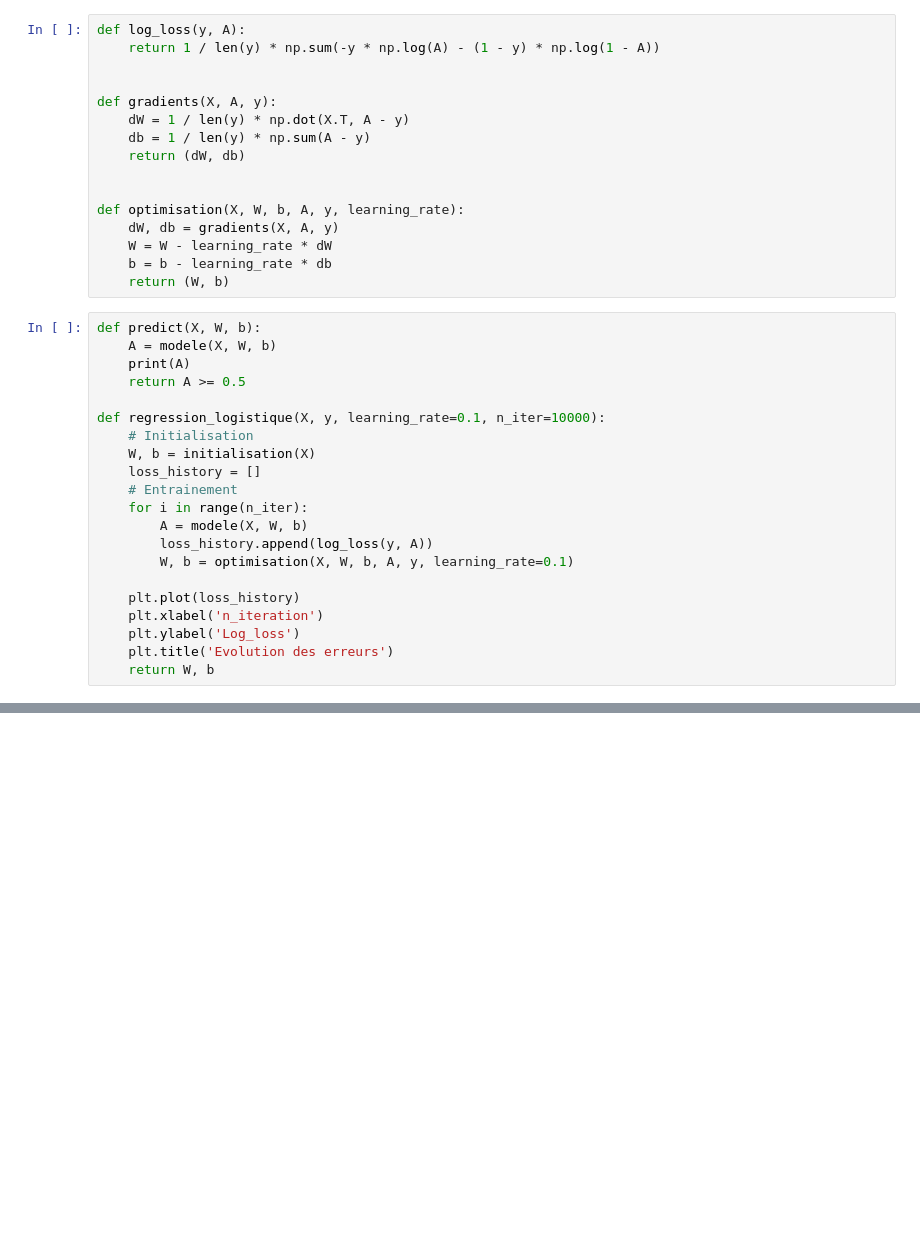
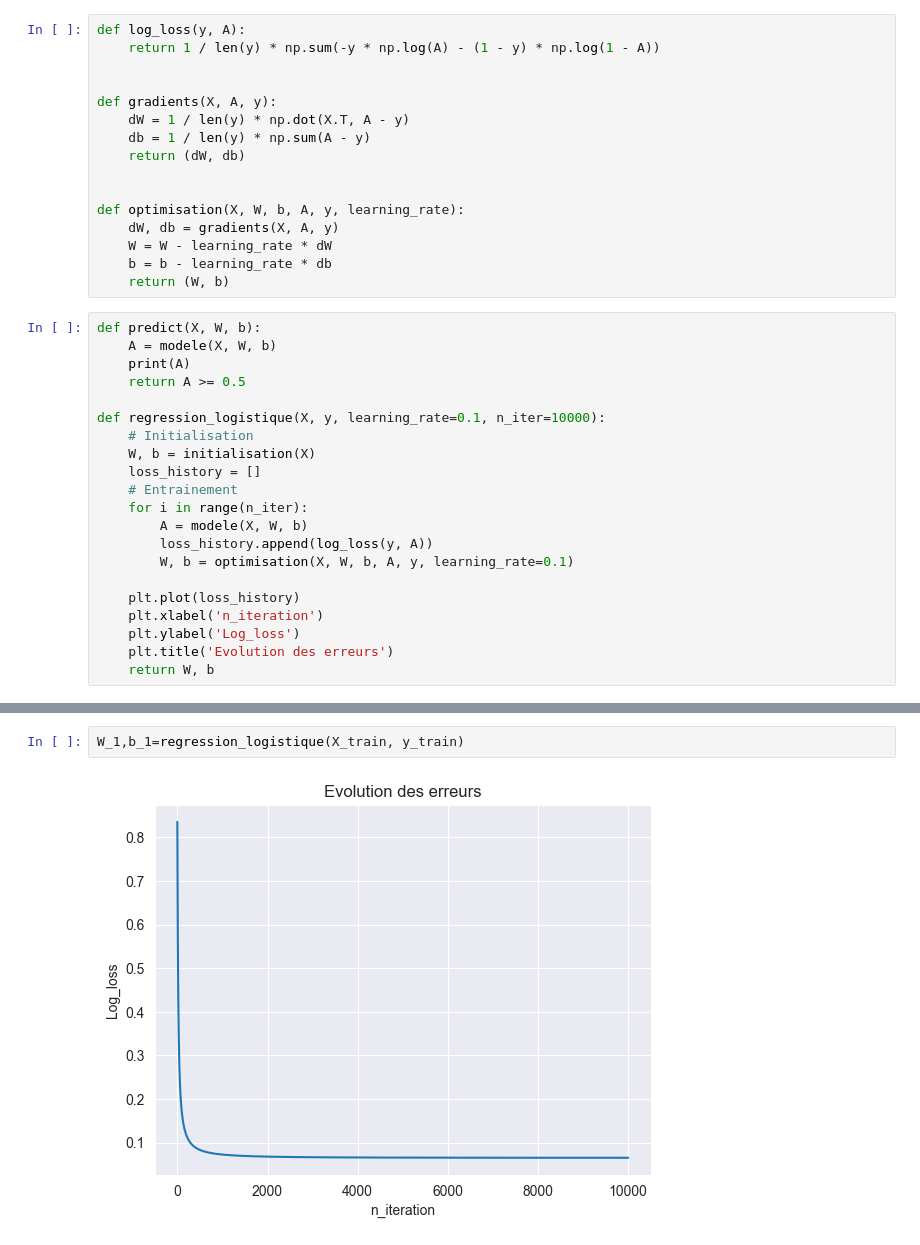
Before and after one commit to mohammedtlemsani/ai_tps, a Jupyter notebook: Seance 8/logistic-regression.ipynb, the cells around one changed output, grey strips where cells are left out. Saved outputs shown, nothing was run; the diff lists cells and outputs as text; blank space fills up the shorter version.

```diff
--- a/Seance 8/logistic-regression.ipynb
+++ b/Seance 8/logistic-regression.ipynb
@@ -132,0 +159,4 @@ ax.plot(x1, x2, c='orange', lw=3)
+# %%
+W_1,b_1=regression_logistique(X_train, y_train)
+# %% [output]
+[figure, added]
```
Also changed, not shown: parts of 13 cells of this notebook, 4 other files.
